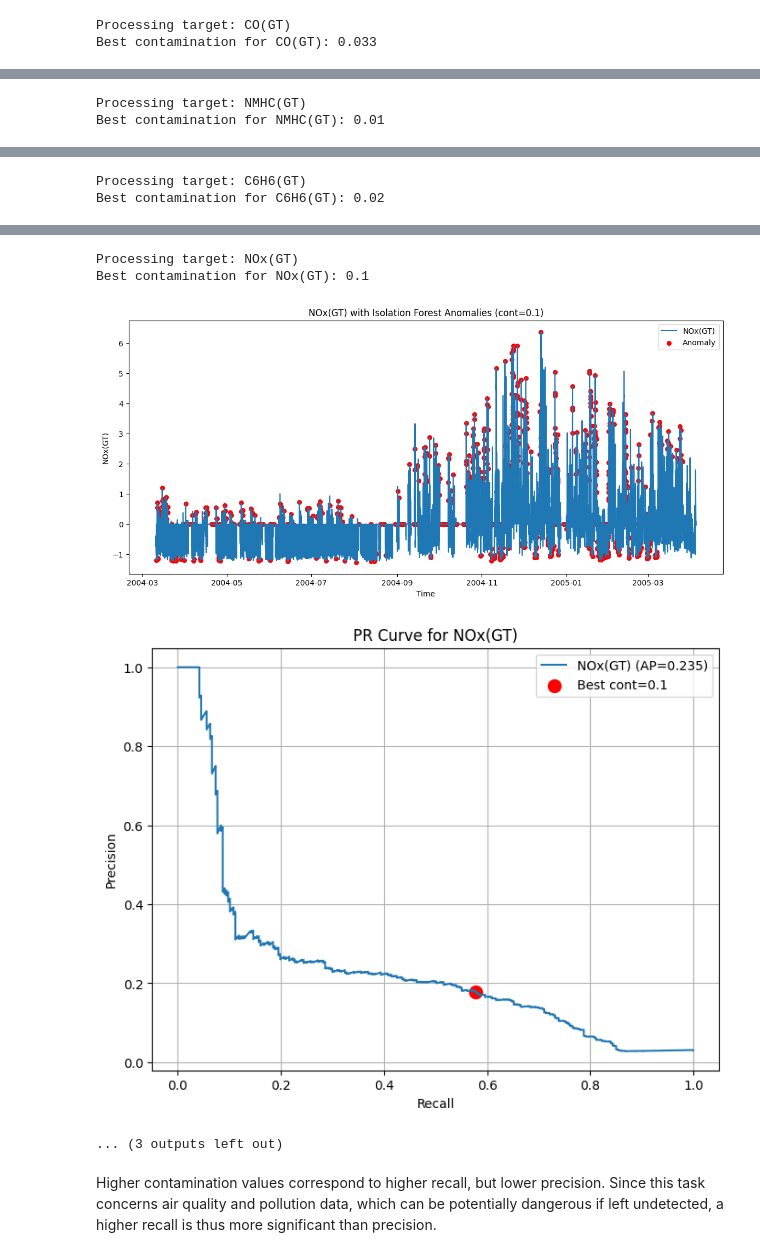
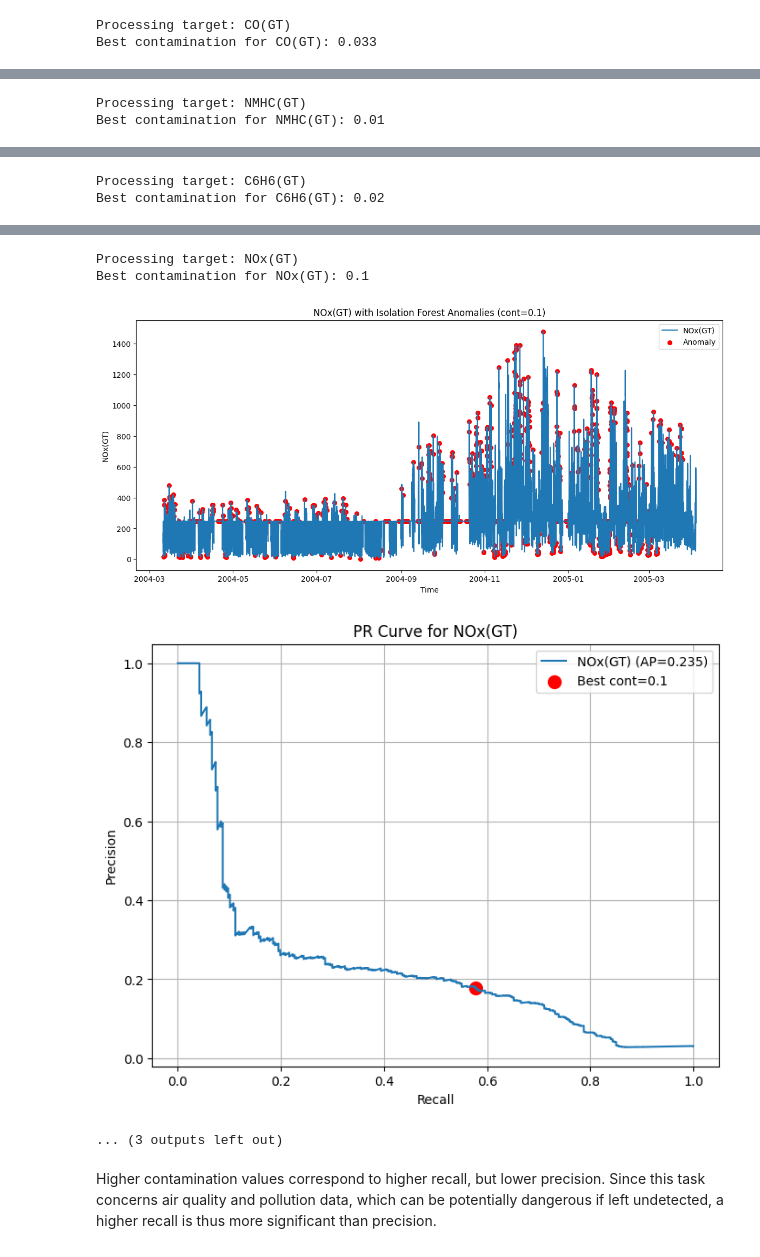
Before and after one commit to twelevenee/forecasting_air_pollution, a Jupyter notebook: anomaly_and_event_detection.ipynb, the cells around one changed output, grey strips where cells are left out. Drawn from its saved outputs; the diff is of its cells as text; code cells hidden in the pictures.

```diff
--- a/anomaly_and_event_detection.ipynb
+++ b/anomaly_and_event_detection.ipynb
@@ -1,8 +1,12 @@
 # %%
-import anomaly_and_event_detection_utils as aed
-import eda_dpp_utils
+import importlib
 
-df, df_unnormalised, num_cols = eda_dpp_utils.preProcessing()
+eda_dpp_utils = importlib.import_module('eda_dpp_utils')
+aed = importlib.import_module('anomaly_and_event_detection_utils')
+importlib.reload(eda_dpp_utils)
+importlib.reload(aed)
+
+df, df_unnormalised, num_cols, df_unclean = eda_dpp_utils.preProcessing()
 targets = [c for c in df.columns if '(GT)' in c]
 non_targets = [c for c in df.columns if '(GT)' not in c]
 
@@ -22,7 +26,7 @@ Best contamination for C6H6(GT): 0.02
 [figure]
 Processing target: NOx(GT)
 Best contamination for NOx(GT): 0.1
-[figure, old version]
+[figure, new version]
 [figure]
 ... (3 outputs left out)
 # %% [markdown]
```
Also changed, not shown: parts of 1 cell of this notebook, 4 other files.
